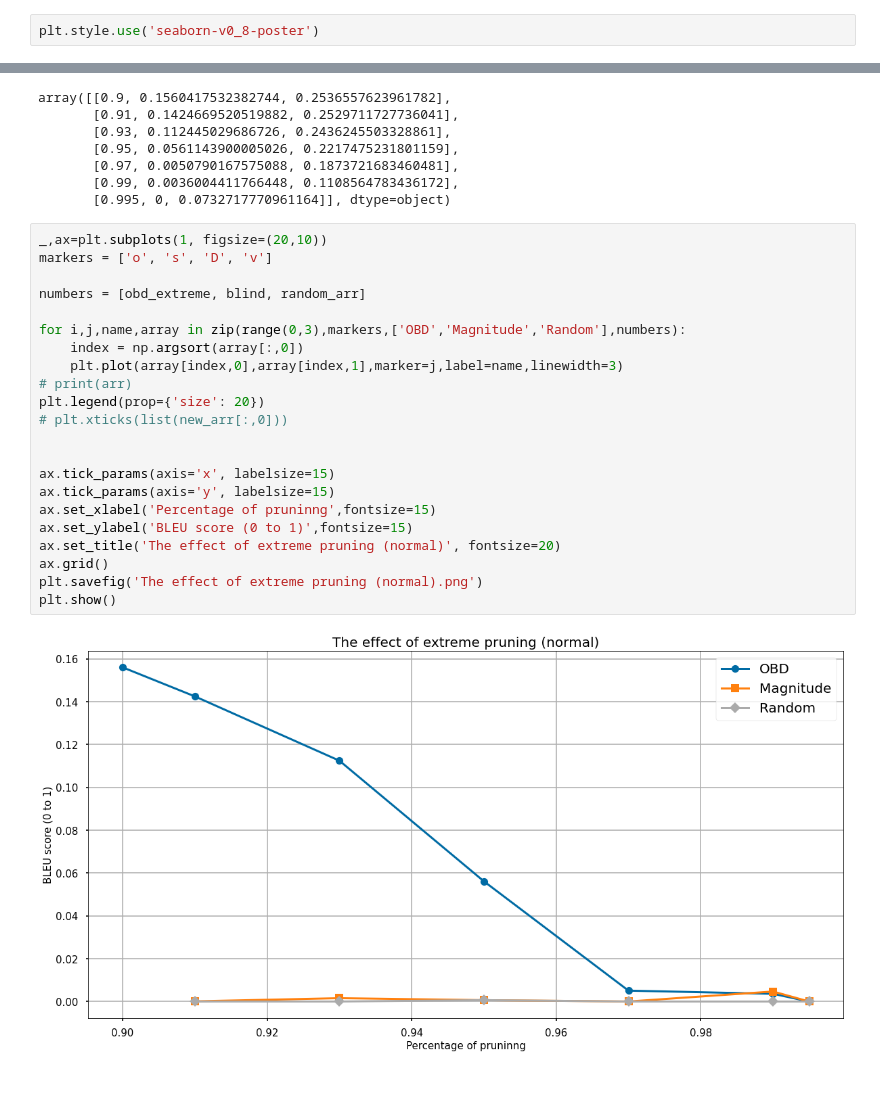
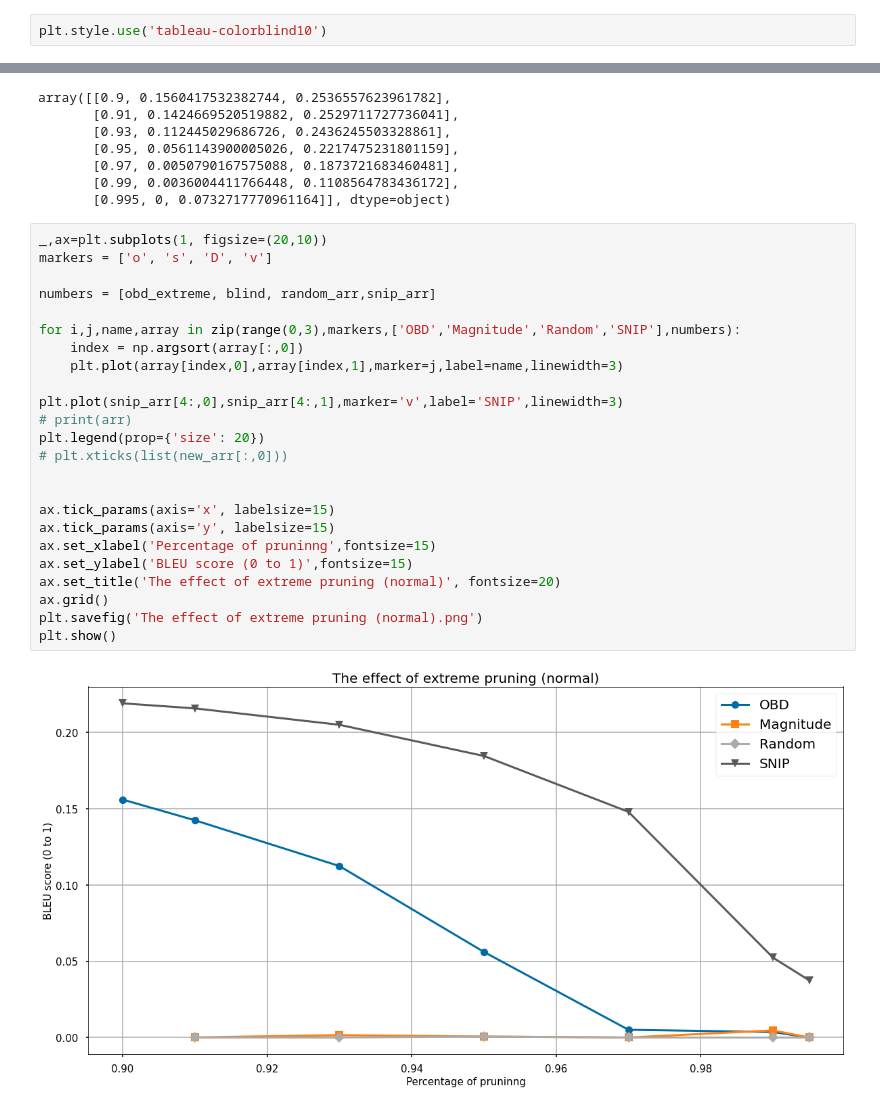
Before and after one commit to Kyrylo-Shyvam/LSTM-Pruning, a Jupyter notebook: notebooks/make-charts2.ipynb, the cells around one changed output, grey strips where cells are left out. Cells and saved outputs as stored; diff of their text form.

Commit message:
Rectified diagram.

```diff
--- a/notebooks/make-charts2.ipynb
+++ b/notebooks/make-charts2.ipynb
@@ -250,7 +250,7 @@ plt.style.available
  'seaborn-v0_8-whitegrid',
  'tableau-colorblind10']
 # %%
-plt.style.use('seaborn-v0_8-poster')
+plt.style.use('tableau-colorblind10')
 # %%
 _,ax=plt.subplots(1, figsize=(20,10))
 types =['Magnitude', 'OBD','SNIP']
@@ -364,25 +364,27 @@ array([[0.9, 0.1560417532382744, 0.2536557623961782],
 # %%
 _,ax=plt.subplots(1, figsize=(20,10))
 markers = ['o', 's', 'D', 'v']
 
-numbers = [obd_extreme, blind, random_arr]
+numbers = [obd_extreme, blind, random_arr,snip_arr]
 
-for i,j,name,array in zip(range(0,3),markers,['OBD','Magnitude','Random'],numbers):
+for i,j,name,array in zip(range(0,3),markers,['OBD','Magnitude','Random','SNIP'],numbers):
     index = np.argsort(array[:,0])
     plt.plot(array[index,0],array[index,1],marker=j,label=name,linewidth=3)
+
+plt.plot(snip_arr[4:,0],snip_arr[4:,1],marker='v',label='SNIP',linewidth=3)
 # print(arr)
 plt.legend(prop={'size': 20})
 # plt.xticks(list(new_arr[:,0]))
 
 
 ax.tick_params(axis='x', labelsize=15)
 ax.tick_params(axis='y', labelsize=15)
 ax.set_xlabel('Percentage of pruninng',fontsize=15)
 ax.set_ylabel('BLEU score (0 to 1)',fontsize=15)
 ax.set_title('The effect of extreme pruning (normal)', fontsize=20)
 ax.grid()
 plt.savefig('The effect of extreme pruning (normal).png')
 plt.show()
 # %% [output]
-[figure, old version]
+[figure, new version]
 # %%
```
Also changed, not shown: parts of 8 cells of this notebook, 14 other files.
